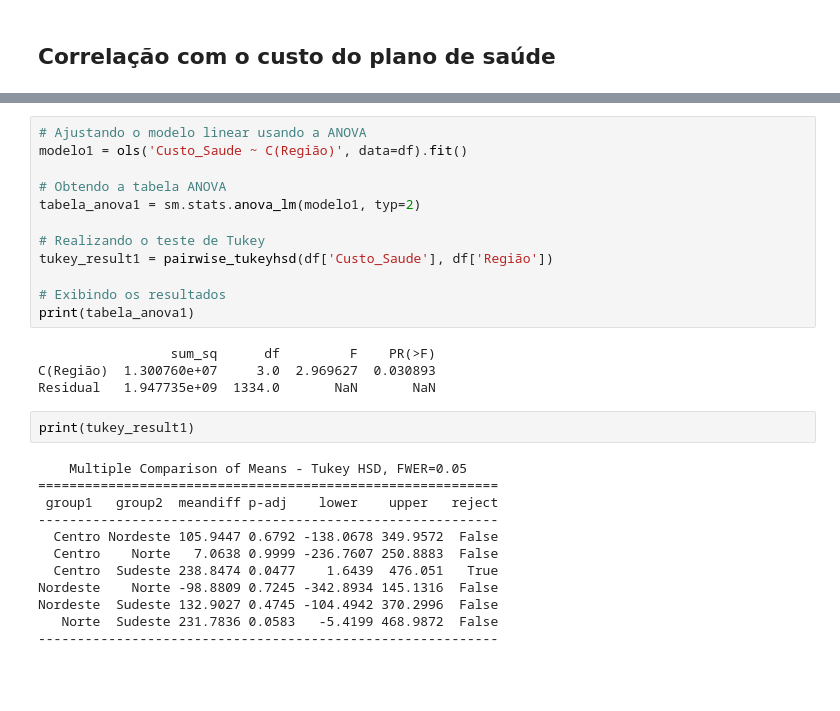
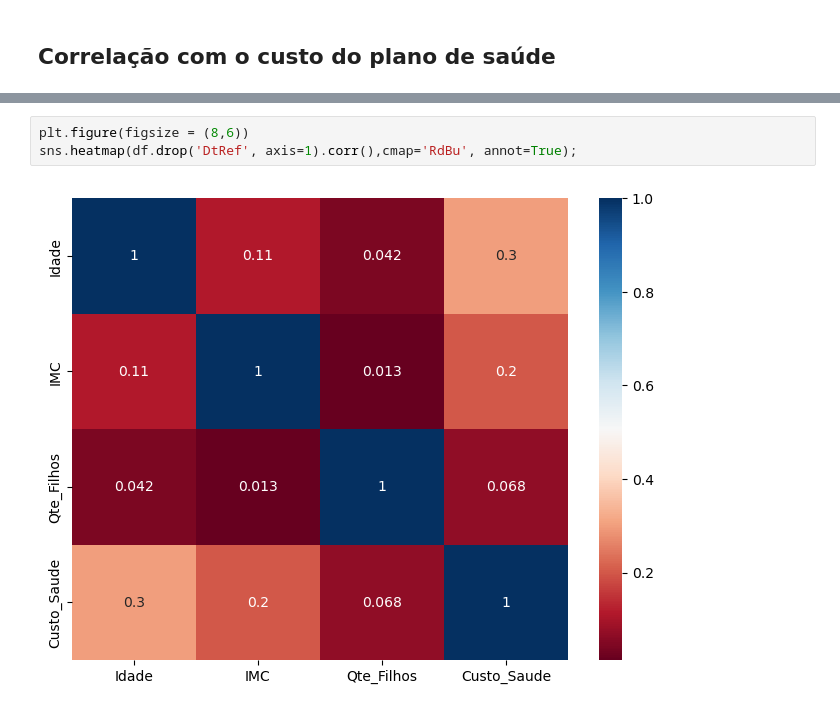
Before and after one commit to ben-hurs/otimizacao-plano-saude, a Jupyter notebook: codigo.ipynb, the cells around one changed output, grey strips where cells are left out. Drawn from its saved outputs; the diff is of its cells as text; blank space fills up the shorter version.

```diff
--- a/codigo.ipynb
+++ b/codigo.ipynb
@@ -441,30 +292,5 @@ Com a ajuda da função *anova_lm()* do pacote *statsmodels* encontramos um $PR(
-# %%
-# Ajustando o modelo linear usando a ANOVA
-modelo1 = ols('Custo_Saude ~ C(Região)', data=df).fit()
-
-# Obtendo a tabela ANOVA
-tabela_anova1 = sm.stats.anova_lm(modelo1, typ=2)
-
-# Realizando o teste de Tukey
-tukey_result1 = pairwise_tukeyhsd(df['Custo_Saude'], df['Região'])
-
-# Exibindo os resultados
-print(tabela_anova1)
-# %% [output]
-                 sum_sq      df         F    PR(>F)
-C(Região)  1.300760e+07     3.0  2.969627  0.030893
-Residual   1.947735e+09  1334.0       NaN       NaN
-# %%
-print(tukey_result1)
-# %% [output]
-    Multiple Comparison of Means - Tukey HSD, FWER=0.05
-===========================================================
- group1   group2  meandiff p-adj    lower    upper   reject
------------------------------------------------------------
-  Centro Nordeste 105.9447 0.6792 -138.0678 349.9572  False
-  Centro    Norte   7.0638 0.9999 -236.7607 250.8883  False
-  Centro  Sudeste 238.8474 0.0477    1.6439  476.051   True
-Nordeste    Norte -98.8809 0.7245 -342.8934 145.1316  False
-Nordeste  Sudeste 132.9027 0.4745 -104.4942 370.2996  False
-   Norte  Sudeste 231.7836 0.0583   -5.4199 468.9872  False
------------------------------------------------------------
+# %%
+plt.figure(figsize = (8,6))
+sns.heatmap(df.drop('DtRef', axis=1).corr(),cmap='RdBu', annot=True);
+# %% [output]
+[figure, added]
```
Also changed, not shown: parts of 56 cells of this notebook, 2 other files.
